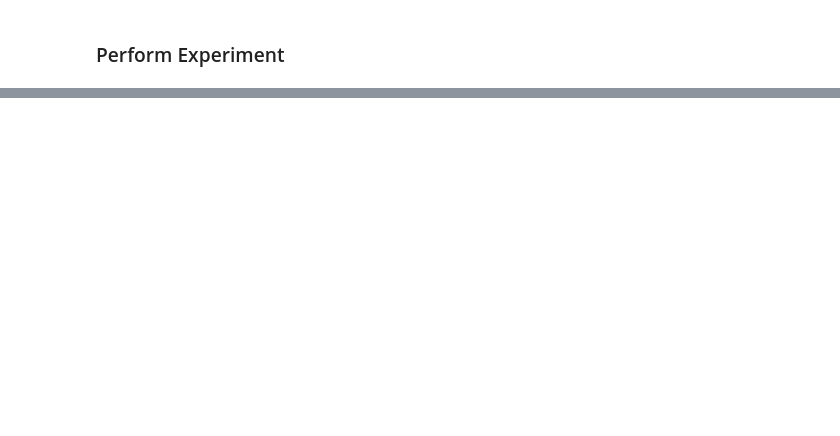
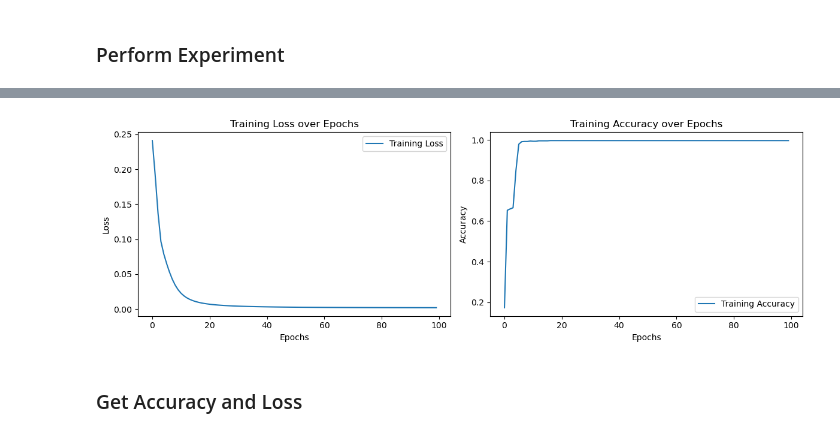
Before and after one commit to ryanchristopher27/CS8770-NeuralNetworks, a Jupyter notebook: project_1/sanity_check.ipynb, the cells around one changed output, grey strips where cells are left out. Cells and saved outputs as stored; diff of their text form; code cells hidden in the pictures; blank space fills up the shorter version.

```diff
--- a/project_1/sanity_check.ipynb
+++ b/project_1/sanity_check.ipynb
@@ -95,0 +89,70 @@ for epoch in range(100):
+# %%
+# for epoch in range(100):
+#     for data, labels in dataloader:
+#         optimizer.zero_grad()
+#         outputs = model(data)
+#         loss = criterion(outputs, labels)
+#         loss.backward()
+#         optimizer.step()
+
+epochs = 100
+
+train_losses = []
+train_accuracies = []
+
+for epoch in range(epochs):
+    model.train()
+    total_loss = 0.0
+    correct_predictions = 0
+    total_samples = 0
+
+    for data, labels in dataloader:
+        optimizer.zero_grad()
+        outputs = model(data)
+        loss = criterion(outputs, labels)
+        loss.backward()
+        optimizer.step()
+
+        total_loss += loss.item()
+
+        # _, predicted_labels = torch.max(outputs, 1)
+        # correct_predictions += (predicted_labels == labels).sum().item()
+        # total_samples += labels.size(0)
+
+        _, predicted_labels = torch.max(outputs, 1)
+        ground_truth_labels = torch.argmax(labels, dim=1)
+
+        correct_predictions += (predicted_labels == ground_truth_labels).sum().item()
+        total_samples += labels.size(0)
+
+    average_loss = total_loss / len(dataloader)
+    train_losses.append(average_loss)
+
+    accuracy = correct_predictions / total_samples
+    train_accuracies.append(accuracy)
+
+    # Print or log the loss and accuracy for each epoch
+    print(f'Epoch {epoch + 1}/{epochs}, Loss: {average_loss}, Accuracy: {accuracy}')
+
+# Plotting
+plt.figure(figsize=(12, 4))
+
+# Plot Loss
+plt.subplot(1, 2, 1)
+plt.plot(train_losses, label='Training Loss')
+plt.title('Training Loss over Epochs')
+plt.xlabel('Epochs')
+plt.ylabel('Loss')
+plt.legend()
+
+# Plot Accuracy
+plt.subplot(1, 2, 2)
+plt.plot(train_accuracies, label='Training Accuracy')
+plt.title('Training Accuracy over Epochs')
+plt.xlabel('Epochs')
+plt.ylabel('Accuracy')
+plt.legend()
+
+plt.tight_layout()
+plt.show()
+# %% [output]
@@ -95,0 +176,3 @@ for epoch in range(100):
+[figure, added]
+# %% [markdown]
+### Get Accuracy and Loss
```
Also changed, not shown: parts of 6 cells of this notebook, 8 other files.
